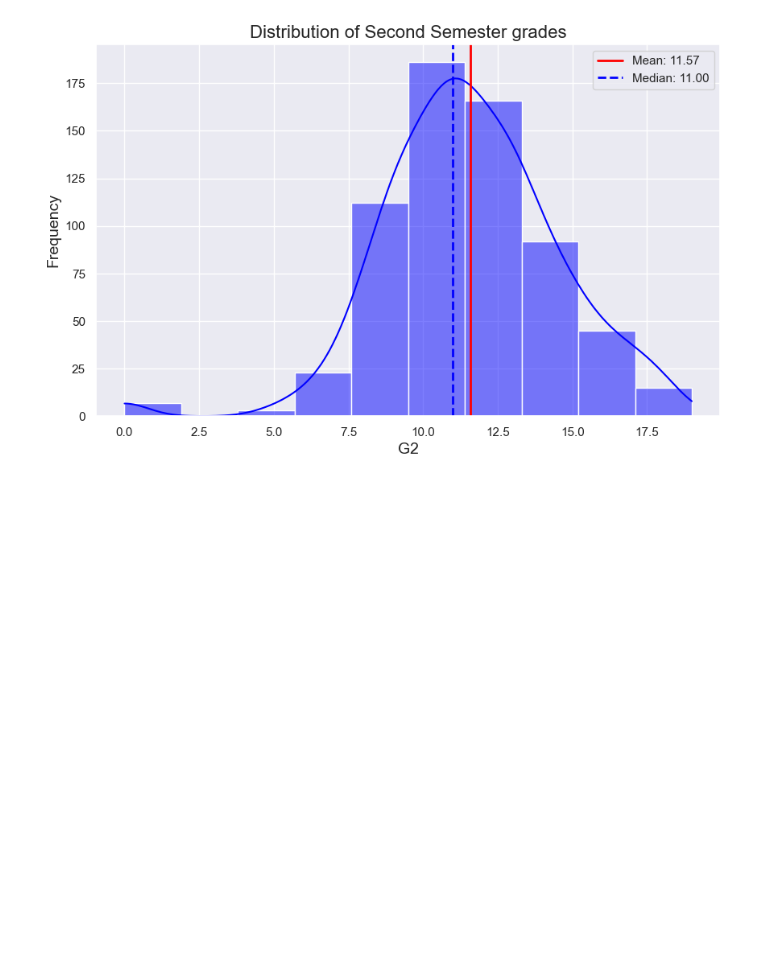
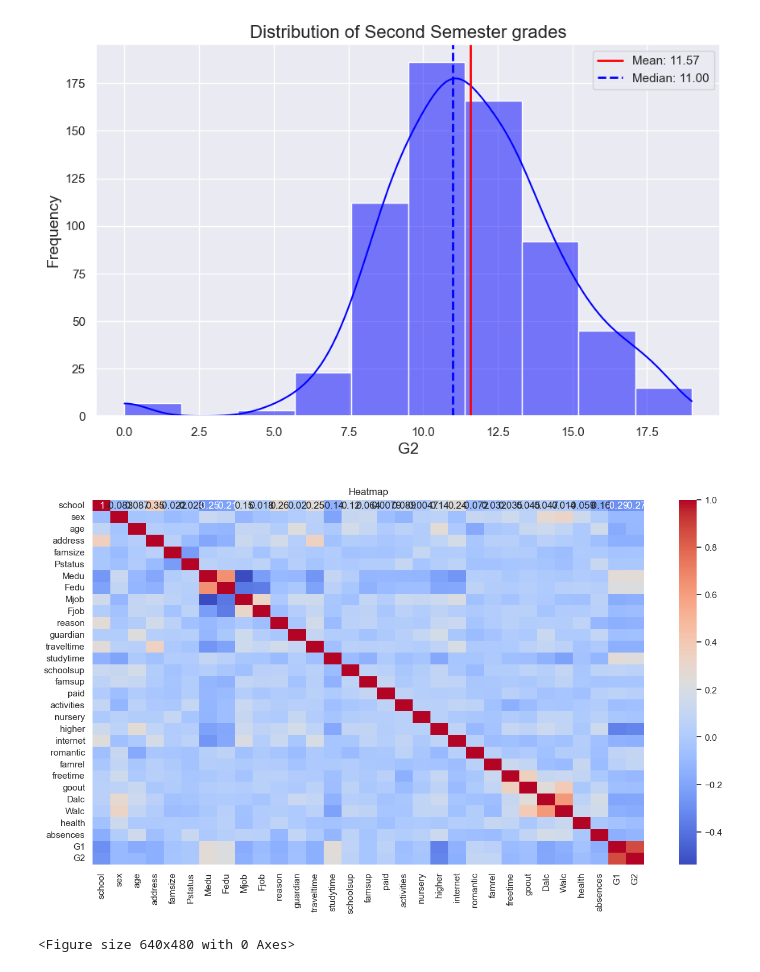
Before and after one commit to msotomayorpal/CA-3-Capstone-Strategic-Thinking, a Jupyter notebook: CA 2 strategic thinking Capstone Report.ipynb, the cells around one changed output. Saved outputs shown, nothing was run; the diff lists cells and outputs as text; code cells hidden in the pictures; blank space fills up the shorter version.

Commit message:
correlation analisis

```diff
--- a/CA 2 strategic thinking Capstone Report.ipynb
+++ b/CA 2 strategic thinking Capstone Report.ipynb
@@ -219,3 +219,14 @@ plt.legend()
 plt.show()
 # %% [output]
 [figure]
+# %%
+# In order to check for correlations inside the data a heatmap will be done
+
+plt.figure(figsize=(15,8))
+sns.heatmap(df.corr(), annot=True, cmap="coolwarm");
+plt.title("Heatmap")
+plt.show()
+plt.savefig('coolwarm.png')
+# %% [output]
+[figure, added]
+<Figure size 640x480 with 0 Axes>
```
Also changed, not shown: parts of 1 cell of this notebook, 1 other file.
